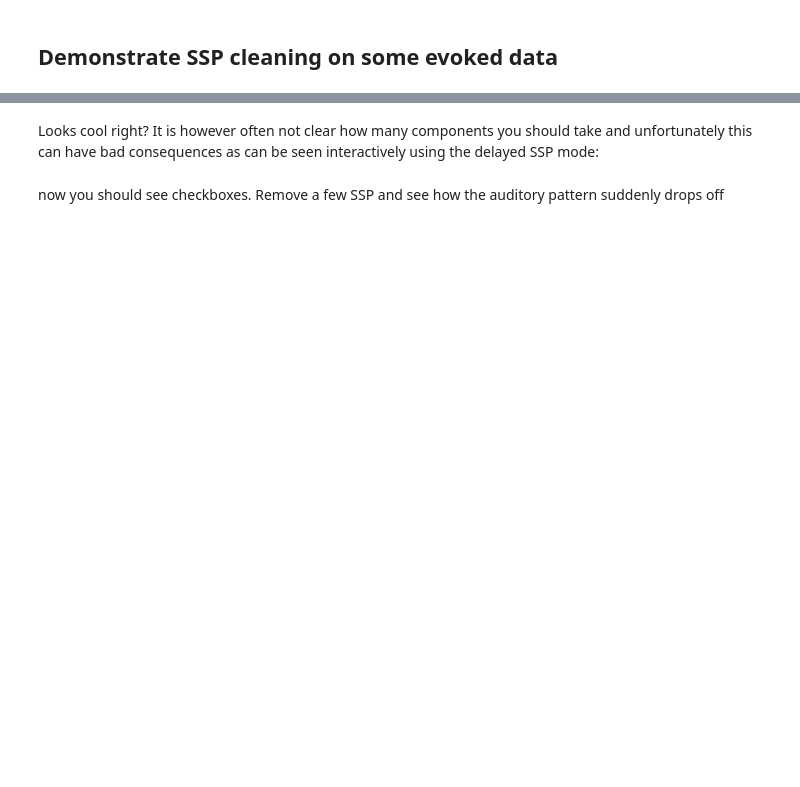
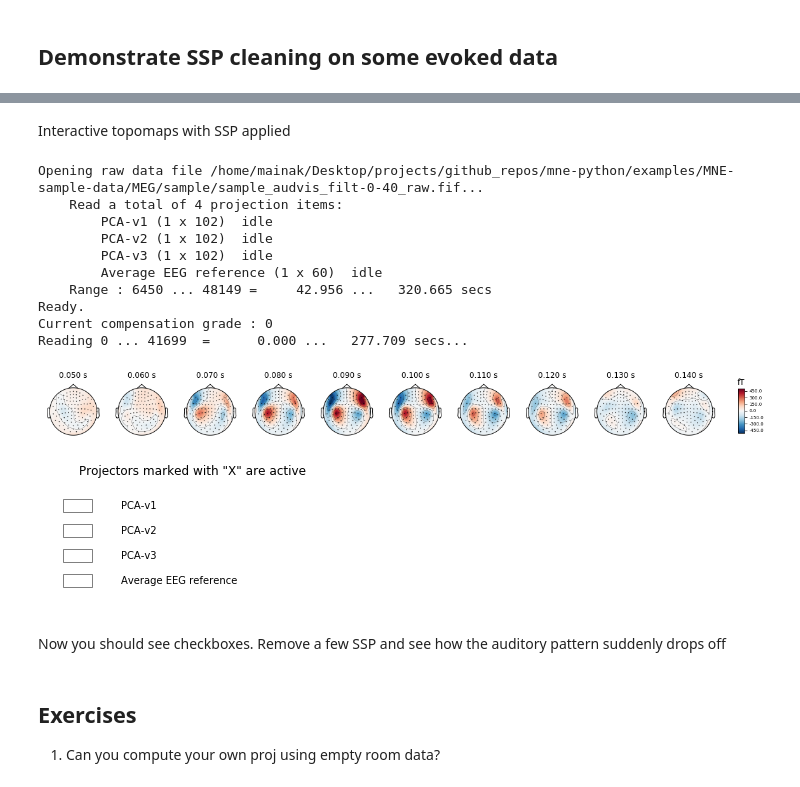
Before and after one commit to jasmainak/mne-workshop-brown, a Jupyter notebook: preprocessing/ssp.ipynb, the cells around one changed output, grey strips where cells are left out. Saved outputs shown, nothing was run; the diff lists cells and outputs as text; code cells hidden in the pictures; blank space fills up the shorter version.

```diff
--- a/preprocessing/ssp.ipynb
+++ b/preprocessing/ssp.ipynb
@@ -74,16 +157,33 @@ epochs_proj.average().plot(spatial_colors=True, time_unit='s')
-# %% [markdown]
-Looks cool right? It is however often not clear how many components you
-should take and unfortunately this can have bad consequences as can be seen
-interactively using the delayed SSP mode:
+# %% [markdown]
+Interactive topomaps with SSP applied
 # %%
+raw = mne.io.read_raw_fif(raw_fname, preload=True)
 evoked = mne.Epochs(raw, events, event_id, tmin=-0.2, tmax=0.5,
                     proj='delayed', baseline=(None, 0),
-                    reject=reject).average()
+                    reject=reject, verbose=False).average()
 
 # set time instants in seconds (from 50 to 150ms in a step of 10ms)
 times = np.arange(0.05, 0.15, 0.01)
 
 fig = evoked.plot_topomap(times, proj='interactive', time_unit='s')
+# %% [output]
+Opening raw data file /home/mainak/Desktop/projects/github_repos/mne-python/examples/MNE-sample-data/MEG/sample/sample_audvis_filt-0-40_raw.fif...
+    Read a total of 4 projection items:
+        PCA-v1 (1 x 102)  idle
+        PCA-v2 (1 x 102)  idle
+        PCA-v3 (1 x 102)  idle
+        Average EEG reference (1 x 60)  idle
+    Range : 6450 ... 48149 =     42.956 ...   320.665 secs
+Ready.
+Current compensation grade : 0
+Reading 0 ... 41699  =      0.000 ...   277.709 secs...
+[figure, added]
+[figure, added]
 # %% [markdown]
-now you should see checkboxes. Remove a few SSP and see how the auditory
+Now you should see checkboxes. Remove a few SSP and see how the auditory
 pattern suddenly drops off
+# %% [markdown]
+Exercises
+---------
+
+1) Can you compute your own proj using empty room data?
```
Also changed, not shown: parts of 26 cells of this notebook, 12 other files.
